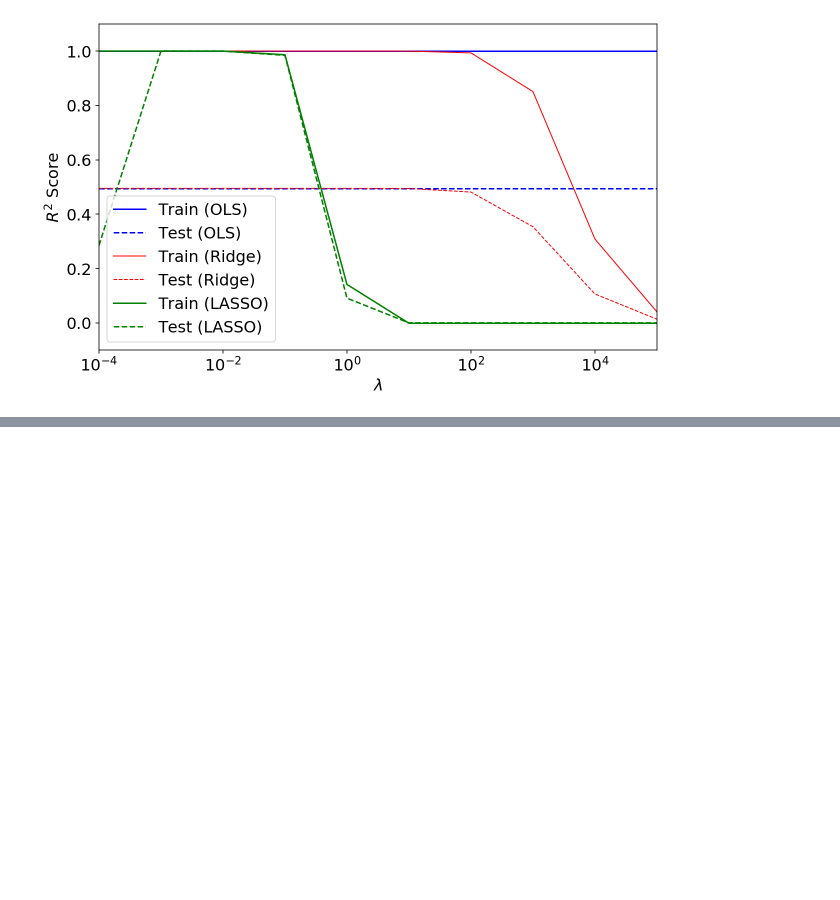
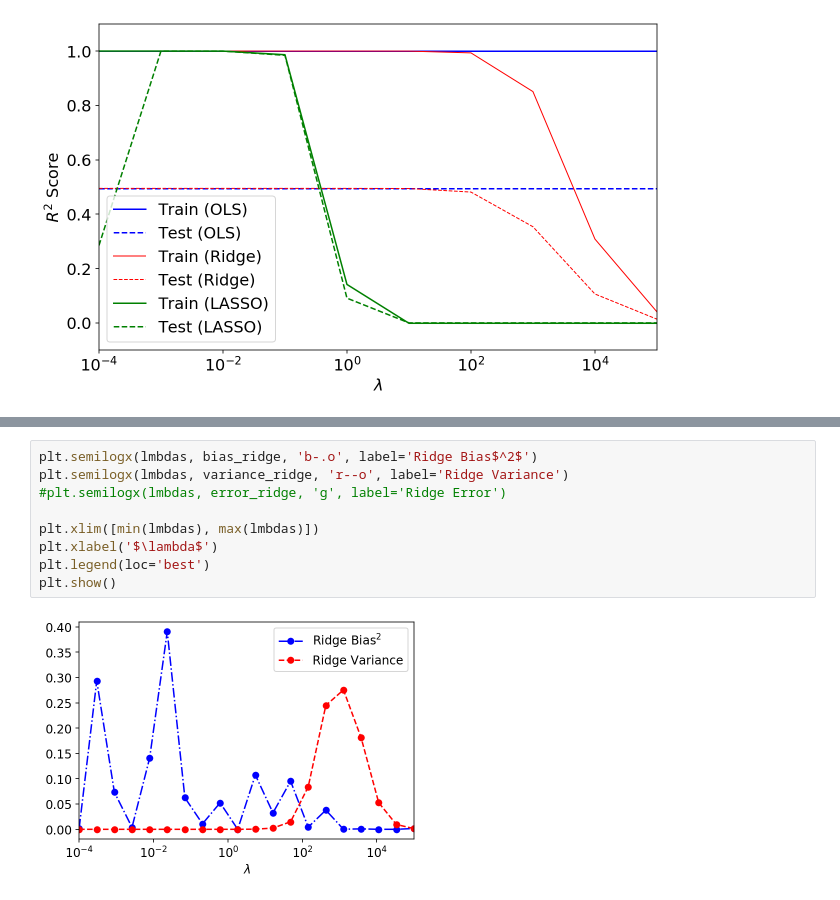
Before and after one commit to Anduron/FYS-STK4155-Project2, a Jupyter notebook: notebooks/linreg_ising.ipynb, the cells around one changed output, grey strips where cells are left out. Drawn from its saved outputs; the diff is of its cells as text; blank space fills up the shorter version.

```diff
--- a/notebooks/linreg_ising.ipynb
+++ b/notebooks/linreg_ising.ipynb
@@ -190,0 +326,11 @@ Var: 0.3646020433344788
+# %%
+plt.semilogx(lmbdas, bias_ridge, 'b-.o', label='Ridge Bias$^2$')
+plt.semilogx(lmbdas, variance_ridge, 'r--o', label='Ridge Variance')
+#plt.semilogx(lmbdas, error_ridge, 'g', label='Ridge Error')
+
+plt.xlim([min(lmbdas), max(lmbdas)])
+plt.xlabel('$\lambda$')
+plt.legend(loc='best')
+plt.show()
+# %% [output]
+[figure, added]
```
Also changed, not shown: parts of 24 cells of this notebook, 1 other file.
